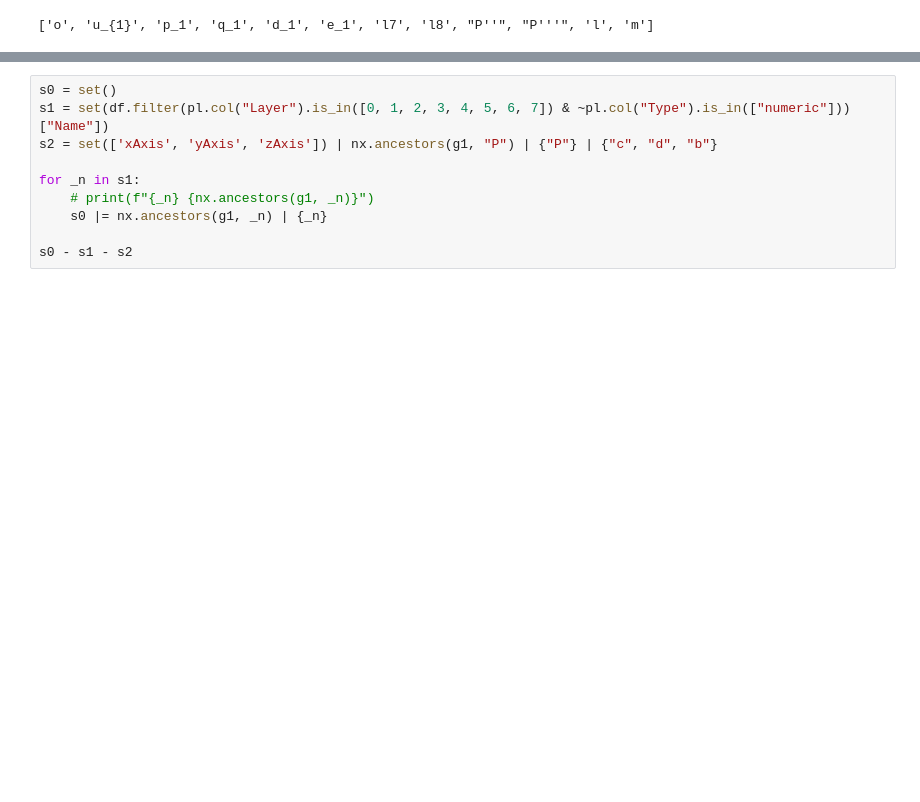
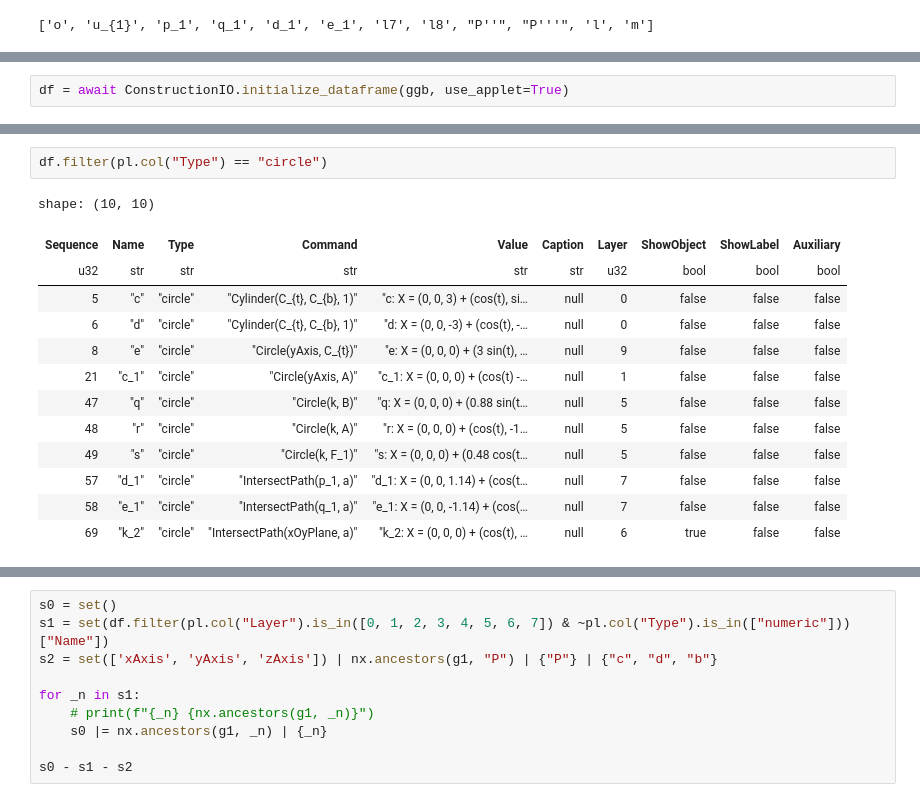
Before and after one commit to moyhig-ecs/ggblab, a Jupyter notebook: examples/eg12_3d.ipynb, the cells around one changed output, grey strips where cells are left out. Saved outputs shown, nothing was run; the diff lists cells and outputs as text; blank space fills up the shorter version.

```diff
--- a/examples/eg12_3d.ipynb
+++ b/examples/eg12_3d.ipynb
@@ -334,0 +258,2 @@ t2 = Polygon(O, P, P_{h})
+# %%
+df = await ConstructionIO.initialize_dataframe(ggb, use_applet=True)
@@ -334,0 +409,16 @@ t2 = Polygon(O, P, P_{h})
+# %%
+df.filter(pl.col("Type") == "circle")
+# %% [output]
+shape: (10, 10)
+| Sequence | Name | Type | Command | Value | Caption | Layer | ShowObject | ShowLabel | Auxiliary |
+| u32 | str | str | str | str | str | u32 | bool | bool | bool |
+| 5 | "c" | "circle" | "Cylinder(C_{t}, C_{b}, 1)" | "c: X = (0, 0, 3) + (cos(t), si… | null | 0 | false | false | false |
+| 6 | "d" | "circle" | "Cylinder(C_{t}, C_{b}, 1)" | "d: X = (0, 0, -3) + (cos(t), -… | null | 0 | false | false | false |
+| 8 | "e" | "circle" | "Circle(yAxis, C_{t})" | "e: X = (0, 0, 0) + (3 sin(t), … | null | 9 | false | false | false |
+| 21 | "c_1" | "circle" | "Circle(yAxis, A)" | "c_1: X = (0, 0, 0) + (cos(t) -… | null | 1 | false | false | false |
+| 47 | "q" | "circle" | "Circle(k, B)" | "q: X = (0, 0, 0) + (0.88 sin(t… | null | 5 | false | false | false |
+| 48 | "r" | "circle" | "Circle(k, A)" | "r: X = (0, 0, 0) + (cos(t), -1… | null | 5 | false | false | false |
+| 49 | "s" | "circle" | "Circle(k, F_1)" | "s: X = (0, 0, 0) + (0.48 cos(t… | null | 5 | false | false | false |
+| 57 | "d_1" | "circle" | "IntersectPath(p_1, a)" | "d_1: X = (0, 0, 1.14) + (cos(t… | null | 7 | false | false | false |
+| 58 | "e_1" | "circle" | "IntersectPath(q_1, a)" | "e_1: X = (0, 0, -1.14) + (cos(… | null | 7 | false | false | false |
+| 69 | "k_2" | "circle" | "IntersectPath(xOyPlane, a)" | "k_2: X = (0, 0, 0) + (cos(t), … | null | 6 | true | false | false |
```
Also changed, not shown: parts of 80 cells of this notebook, 4 other files.
